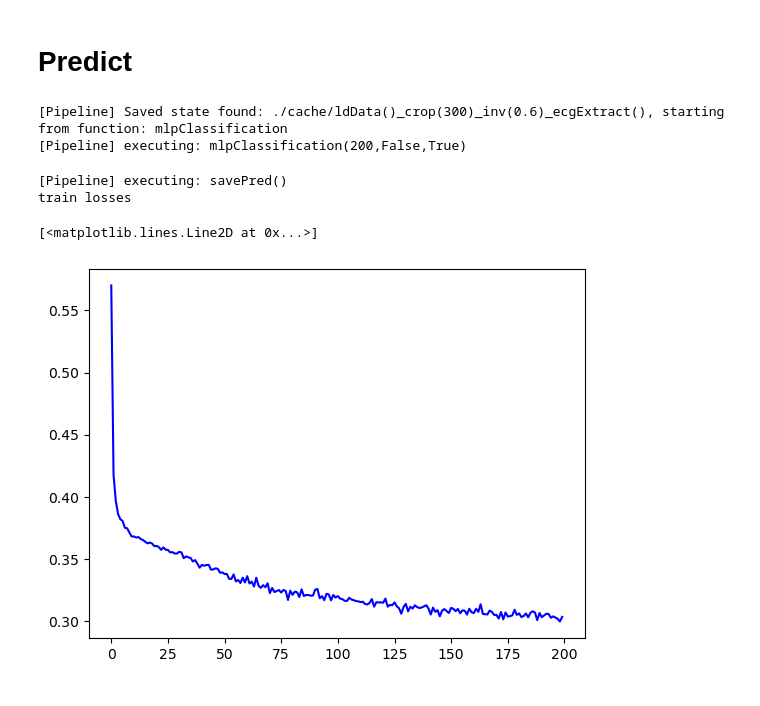
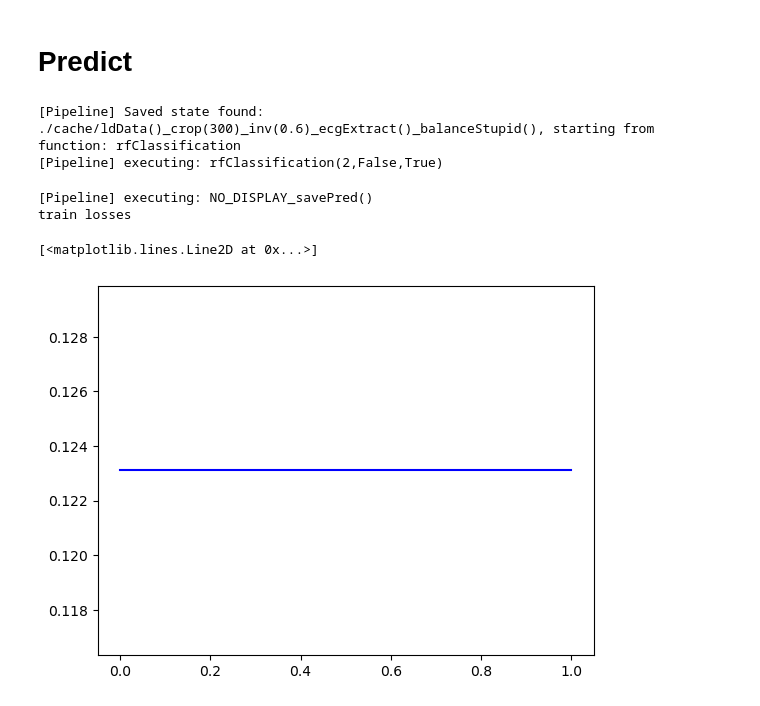
Before and after one commit to ChristopherKotthoff/AML_Task2, a Jupyter notebook: heinrich.ipynb, the cells around one changed output. Saved outputs shown, nothing was run; the diff lists cells and outputs as text; code cells hidden in the pictures.

```diff
--- a/heinrich.ipynb
+++ b/heinrich.ipynb
@@ -43,20 +51,23 @@ val losses
 # %%
 hyper = {
 
     "inv_threshold": 0.6,
     "crop_location": 300,
-    "mlpClassification_epochs": 200,
+    "mlpClassification_epochs": 1000,
     "mlpClassification_useValidationSet": False,
-    "mlpClassification_makePrediction": True
+    "mlpClassification_makePrediction": True,
+    "rfClassification_depth": 2,
+    "rfClassification_useValidationSet": False,
+    "rfClassification_makePrediction": True,
 }
 
-data = pipeline([ ldData, crop, inv, ecgExtract, mlpClassification, savePred ], hyper )
+data = pipeline([ ldData, crop, inv, ecgExtract, balanceStupid, rfClassification, NO_DISPLAY_savePred ], hyper )
 print( "train losses" )
 plt.plot( data[ "train_losses" ], color = "blue" )
 # %% [output]
-[Pipeline] Saved state found: ./cache/ldData()_crop(300)_inv(0.6)_ecgExtract(), starting from function: mlpClassification
-[Pipeline] executing: mlpClassification(200,False,True)
+[Pipeline] Saved state found: ./cache/ldData()_crop(300)_inv(0.6)_ecgExtract()_balanceStupid(), starting from function: rfClassification
+[Pipeline] executing: rfClassification(2,False,True)
-[Pipeline] executing: savePred()
+[Pipeline] executing: NO_DISPLAY_savePred()
 train losses
 [<matplotlib.lines.Line2D at 0x...>]
-[figure, old version]
+[figure, new version]
```
Also changed, not shown: parts of 5 cells of this notebook, 3 other files.
